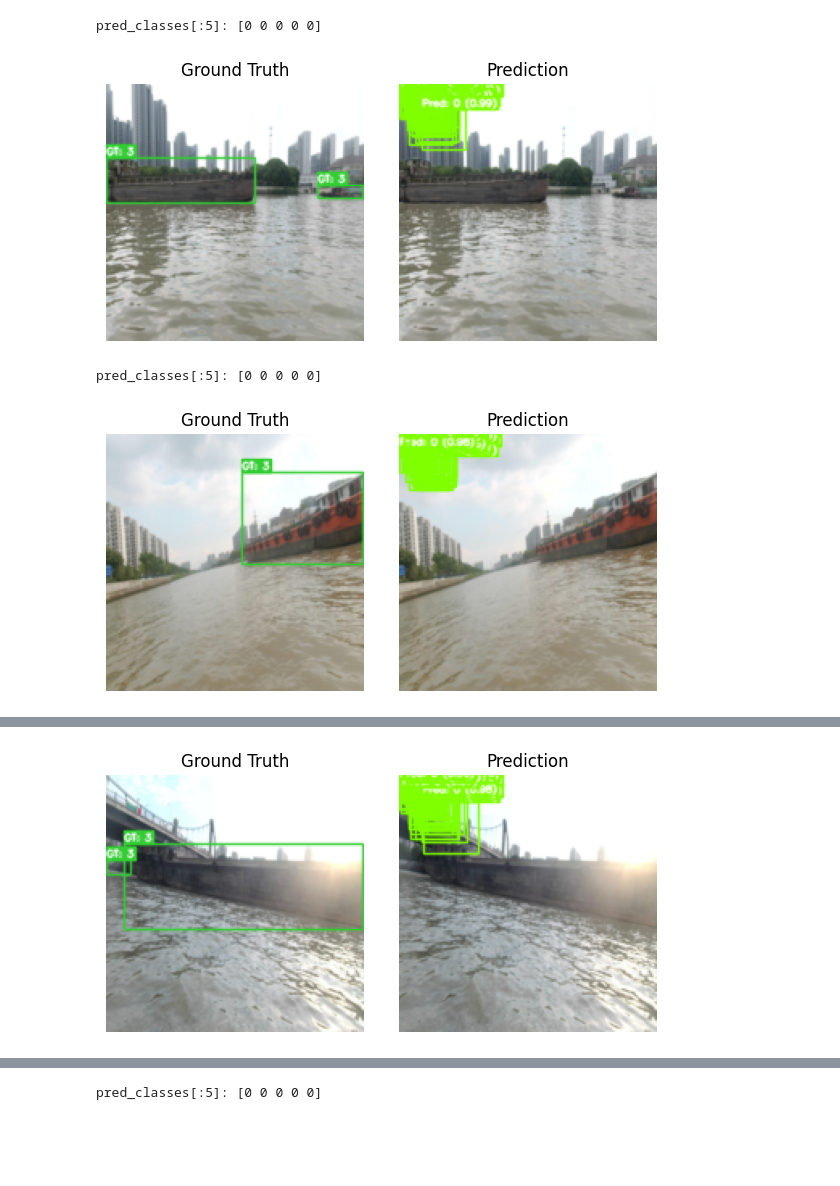
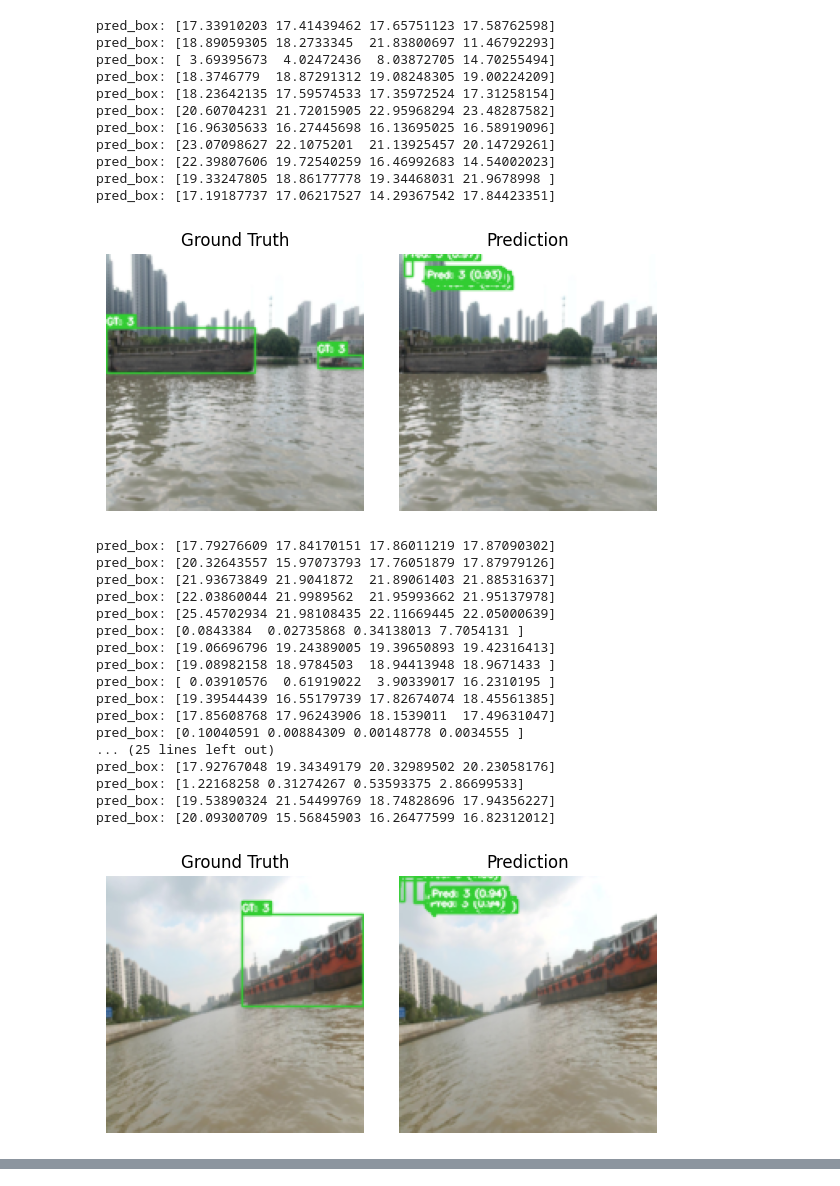
Before and after one commit to Seonghak35/Radar-Camera-Fusion-Detection, a Jupyter notebook: visualization.ipynb, the cells around one changed output, grey strips where cells are left out. Cells and saved outputs as stored; diff of their text form; code cells hidden in the pictures; blank space fills up the shorter version.

Commit message:
Added cam-only detection model, viz

```diff
--- a/visualization.ipynb
+++ b/visualization.ipynb
@@ -145,28 +154,21 @@ def visualize_predictions(model, dataset, num_samples=5, confidence_threshold=0.
 
         # ========= Prediction =========
         with torch.no_grad():
-            class_output, bbox_output, _ = model(image.unsqueeze(0), radar.unsqueeze(0))
+            class_output, bbox_output, obj_output = model(image.unsqueeze(0), radar.unsqueeze(0))
 
         class_prob = torch.softmax(class_output, dim=1)
         confidence, pred_classes = torch.max(class_prob, dim=1)
-
-        # Check tensor
         if isinstance(bbox_output, torch.Tensor):
             pred_boxes = bbox_output.squeeze(0).cpu().numpy().reshape(-1, 4)
-            conf_scores = confidence.squeeze(0).cpu().numpy().flatten()
+
+            objectness = obj_output.squeeze(0).cpu().numpy().flatten()
+            conf_scores = (confidence.squeeze(0).cpu().numpy().flatten()) * objectness
             pred_classes = pred_classes.squeeze(0).cpu().numpy().flatten()
-            pred_boxes = xywh2xyxy(torch.tensor(pred_boxes)).numpy()
 
         else:
             pred_boxes = bbox_output.reshape(-1, 4)
-            conf_scores = confidence.flatten()
+            conf_scores = confidence.flatten() * obj_output.flatten()
             pred_classes = pred_classes.flatten()
-
-
-        # ✅ Debug Info
-        #print(f"pred_boxes[:5]: {pred_boxes[:5]}")
-        #print(f"conf_scores[:5]: {conf_scores[:5]}")
-        print(f"pred_classes[:5]: {pred_classes[:5]}")
 
         # ========= NMS =========
         if len(pred_boxes) > 0:
@@ -174,7 +176,7 @@ def visualize_predictions(model, dataset, num_samples=5, confidence_threshold=0.
             conf_scores_tensor = torch.tensor(conf_scores, dtype=torch.float32)
             nms_indices = ops.nms(pred_boxes_tensor, conf_scores_tensor, iou_threshold)
 
-            #pred_boxes = xywh2xyxy(pred_boxes_tensor[nms_indices]).numpy()
+            pred_boxes = xywh2xyxy(pred_boxes_tensor[nms_indices]).numpy()
             pred_boxes = pred_boxes_tensor[nms_indices].numpy()
             #print(f"pred_boxes: {pred_boxes}")
             conf_scores = conf_scores_tensor[nms_indices]
@@ -198,8 +200,8 @@ def visualize_predictions(model, dataset, num_samples=5, confidence_threshold=0.
             for j in range(pred_boxes.shape[0]):
                 if conf_scores[j] > confidence_threshold:
                     #print(f"pred_boxes[j]:{pred_boxes[j]}")
-                    pred_box = pred_boxes[j] * np.array([image_np.shape[1], image_np.shape[0], image_np.shape[1], image_np.shape[0]])  # adjust size
-                    class_id = int(pred_classes[j])
+                    pred_box = pred_boxes[j] * np.array([image_np.shape[1], image_np.shape[0], image_np.shape[1], image_np.shape[0]])
+                    print(f"pred_box: {pred_box}")
                     label = f"Pred: {class_id} ({conf_scores[j]:.2f})"
                     pred_img = plot_one_box(pred_box, pred_img, color=COLORS[class_id % len(COLORS)], label=label)
 
@@ -221,10 +223,36 @@ def visualize_predictions(model, dataset, num_samples=5, confidence_threshold=0.
         plt.tight_layout()
         plt.show()
 # %%
-# ✅ 실행 예시
-visualize_predictions(model, dataset, num_samples=5, confidence_threshold=0.7, iou_threshold=0.8)
+# viz example
+visualize_predictions(model, dataset, num_samples=5, confidence_threshold=0.9, iou_threshold=0.9)
 # %% [output]
-pred_classes[:5]: [0 0 0 0 0]
+pred_box: [17.33910203 17.41439462 17.65751123 17.58762598]
+pred_box: [18.89059305 18.2733345  21.83800697 11.46792293]
+pred_box: [ 3.69395673  4.02472436  8.03872705 14.70255494]
+pred_box: [18.3746779  18.87291312 19.08248305 19.00224209]
+pred_box: [18.23642135 17.59574533 17.35972524 17.31258154]
+pred_box: [20.60704231 21.72015905 22.95968294 23.48287582]
+pred_box: [16.96305633 16.27445698 16.13695025 16.58919096]
+pred_box: [23.07098627 22.1075201  21.13925457 20.14729261]
+pred_box: [22.39807606 19.72540259 16.46992683 14.54002023]
+pred_box: [19.33247805 18.86177778 19.34468031 21.9678998 ]
+pred_box: [17.19187737 17.06217527 14.29367542 17.84423351]
-[figure, old version]
+[figure, new version]
-pred_classes[:5]: [0 0 0 0 0]
+pred_box: [17.79276609 17.84170151 17.86011219 17.87090302]
+pred_box: [20.32643557 15.97073793 17.76051879 17.87979126]
+pred_box: [21.93673849 21.9041872  21.89061403 21.88531637]
+pred_box: [22.03860044 21.9989562  21.95993662 21.95137978]
+pred_box: [25.45702934 21.98108435 22.11669445 22.05000639]
+pred_box: [0.0843384  0.02735868 0.34138013 7.7054131 ]
+pred_box: [19.06696796 19.24389005 19.39650893 19.42316413]
+pred_box: [19.08982158 18.9784503  18.94413948 18.9671433 ]
+pred_box: [ 0.03910576  0.61919022  3.90339017 16.2310195 ]
+pred_box: [19.39544439 16.55179739 17.82674074 18.45561385]
+pred_box: [17.85608768 17.96243906 18.1539011  17.49631047]
+pred_box: [0.10040591 0.00884309 0.00148778 0.0034555 ]
+... (25 lines left out)
+pred_box: [17.92767048 19.34349179 20.32989502 20.23058176]
+pred_box: [1.22168258 0.31274267 0.53593375 2.86699533]
+pred_box: [19.53890324 21.54499769 18.74828696 17.94356227]
+pred_box: [20.09300709 15.56845903 16.26477599 16.82312012]
-[figure, old version]
+[figure, new version]
@@ -232 +269,0 @@ pred_classes[:5]: [0 0 0 0 0]
-[figure, old version]
@@ -235 +290,0 @@ pred_classes[:5]: [0 0 0 0 0]
-pred_classes[:5]: [0 0 0 0 0]
```
Also changed, not shown: parts of 2 cells of this notebook, 7 other files.
